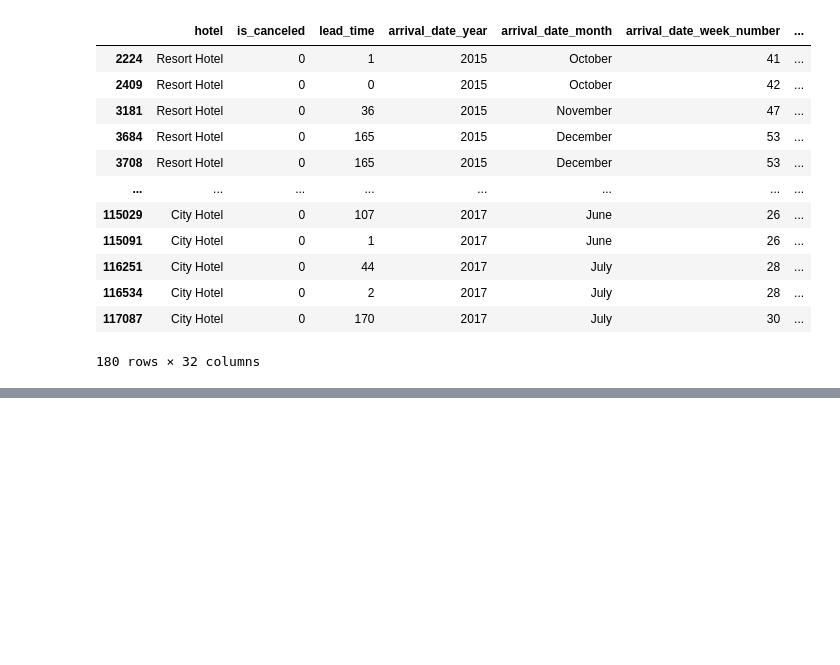
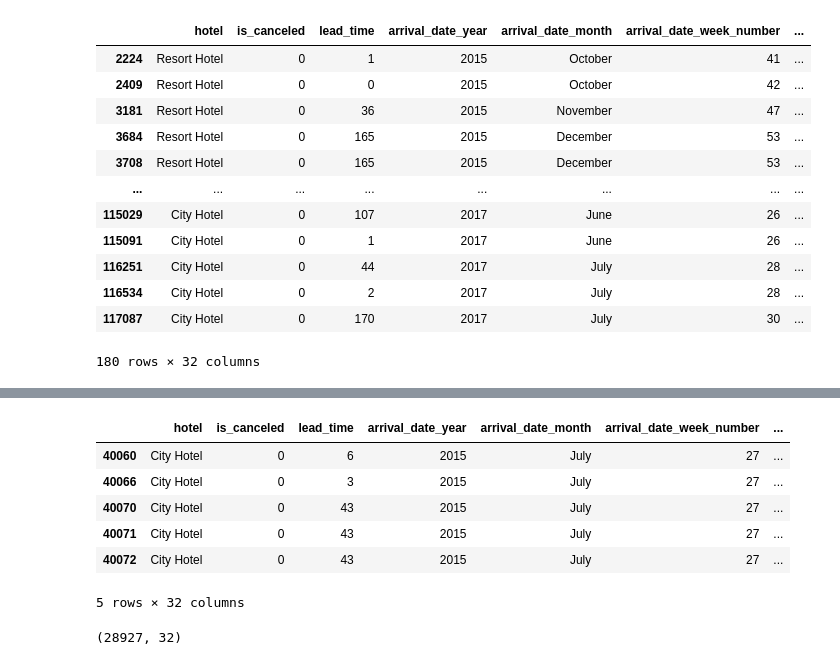
Before and after one commit to Sumetjutha/031_Real_Project_Analysis_Python, a Jupyter notebook: 002_Hotel_Booking_Data_Analysis.ipynb, the cells around one changed output, grey strips where cells are left out. Saved outputs shown, nothing was run; the diff lists cells and outputs as text; code cells hidden in the pictures; blank space fills up the shorter version.

```diff
--- a/002_Hotel_Booking_Data_Analysis.ipynb
+++ b/002_Hotel_Booking_Data_Analysis.ipynb
@@ -153,0 +161,4 @@ data.head()
+# %%
+# filter and keep to variables
+resort = data[(data['hotel']=='Resort Hotel') & (data['is_canceled']==0)]
+city = data[(data['hotel']=='City Hotel') & (data['is_canceled']==0)]
@@ -153,0 +176,15 @@ data.head()
+# %%
+# check head data
+city.head()
+# %% [output]
+|  | hotel | is_canceled | lead_time | arrival_date_year | arrival_date_month | arrival_date_week_number | ... |
+| 40060 | City Hotel | 0 | 6 | 2015 | July | 27 | ... |
+| 40066 | City Hotel | 0 | 3 | 2015 | July | 27 | ... |
+| 40070 | City Hotel | 0 | 43 | 2015 | July | 27 | ... |
+| 40071 | City Hotel | 0 | 43 | 2015 | July | 27 | ... |
+| 40072 | City Hotel | 0 | 43 | 2015 | July | 27 | ... |
+5 rows × 32 columns
+# %%
+resort.shape
+# %% [output]
+(28927, 32)
```
Also changed, not shown: parts of 40 cells of this notebook.
